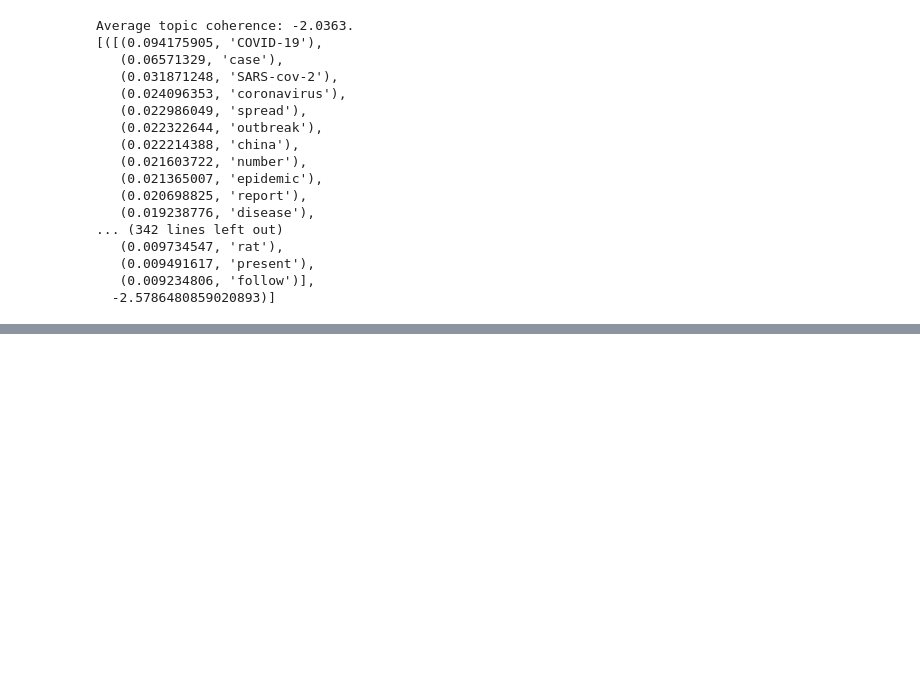
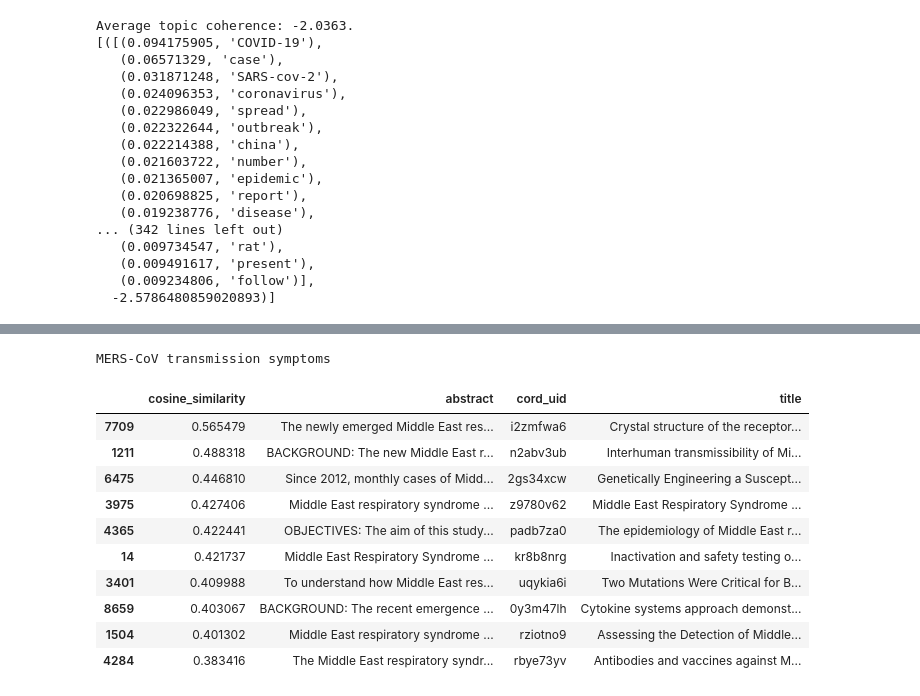
Before and after one commit to jongfranco/covid19_research-1, a Jupyter notebook: paper_abstract_modeling.ipynb, the cells around one changed output, grey strips where cells are left out. Drawn from its saved outputs; the diff is of its cells as text; code cells hidden in the pictures; blank space fills up the shorter version.

Commit message:
Added search engine backend code.

```diff
--- a/paper_abstract_modeling.ipynb
+++ b/paper_abstract_modeling.ipynb
@@ -674,0 +677,4 @@ Average topic coherence: -2.0363.
+# %%
+SE_test = metadata.sample(n=10000,random_state=0)
+# %%
+SE_test = SE_test.reset_index()
@@ -674,0 +691,7 @@ Average topic coherence: -2.0363.
+# %%
+#Changing each entry in abstract2 column to a list
+SE_test.abstract2 = SE_test['abstract2'].apply(eval)
+# %%
+#Creating new cleaned_abstracts_tf object since these next lines of code only applies to K-means
+SE_test.abstract2 = SE_test['abstract2'].apply(lambda x: ' '.join(x))
+#search_engine_cleaned_tf = list(search_engine_cleaned_tf)
@@ -675,3 +758,18 @@ Average topic coherence: -2.0363.
+# %%
+covid_search(SE_test,n_results=10)
+# %% [output]
+MERS-CoV transmission symptoms
+|  | cosine_similarity | abstract | cord_uid | title |
+| 7709 | 0.565479 | The newly emerged Middle East res... | i2zmfwa6 | Crystal structure of the receptor... |
+| 1211 | 0.488318 | BACKGROUND: The new Middle East r... | n2abv3ub | Interhuman transmissibility of Mi... |
+| 6475 | 0.446810 | Since 2012, monthly cases of Midd... | 2gs34xcw | Genetically Engineering a Suscept... |
+| 3975 | 0.427406 | Middle East respiratory syndrome ... | z9780v62 | Middle East Respiratory Syndrome ... |
+| 4365 | 0.422441 | OBJECTIVES: The aim of this study... | padb7za0 | The epidemiology of Middle East r... |
+| 14 | 0.421737 | Middle East Respiratory Syndrome ... | kr8b8nrg | Inactivation and safety testing o... |
+| 3401 | 0.409988 | To understand how Middle East res... | uqykia6i | Two Mutations Were Critical for B... |
+| 8659 | 0.403067 | BACKGROUND: The recent emergence ... | 0y3m47lh | Cytokine systems approach demonst... |
+| 1504 | 0.401302 | Middle East respiratory syndrome ... | rziotno9 | Assessing the Detection of Middle... |
+| 4284 | 0.383416 | The Middle East respiratory syndr... | rbye73yv | Antibodies and vaccines against M... |
 # %% [markdown]
 ## Conclusions
 We have been able to boil the research presented in the CORD-19 Research Data Challenge to 17 main research areas. These topics reflect the various different facets of research that scienists are conducting on COVID-19, and many topics contain overlapping fields with commonalities.
```
Also changed, not shown: parts of 5 cells of this notebook.
